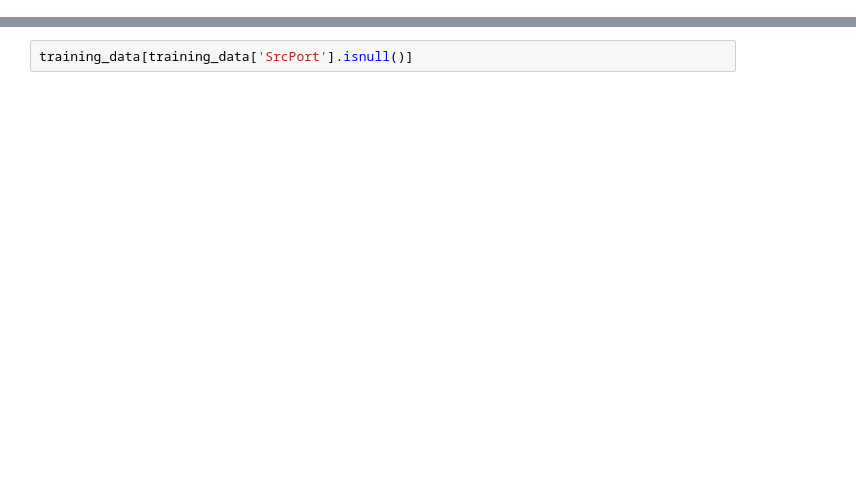
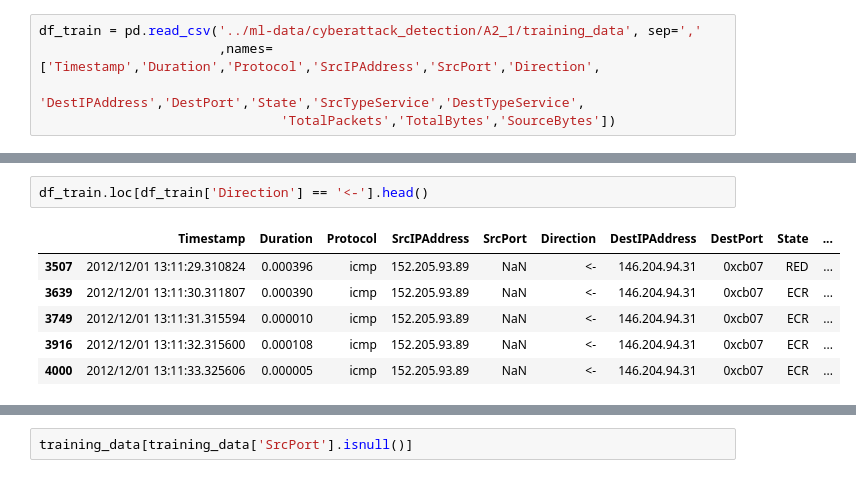
Before and after one commit to alexantoniogonzalez2/cyberattack-detection, a Jupyter notebook: preprocessing.ipynb, the cells around one changed output, grey strips where cells are left out. Saved outputs shown, nothing was run; the diff lists cells and outputs as text; blank space fills up the shorter version.

```diff
--- a/preprocessing.ipynb
+++ b/preprocessing.ipynb
@@ -60,0 +7,5 @@ df_categorical = df[['Protocol','Direction','SrcTypeService','DestTypeService']]
+# %%
+df_train = pd.read_csv('../ml-data/cyberattack_detection/A2_1/training_data', sep=','
+                       ,names=['Timestamp','Duration','Protocol','SrcIPAddress','SrcPort','Direction',
+                               'DestIPAddress','DestPort','State','SrcTypeService','DestTypeService',
+                               'TotalPackets','TotalBytes','SourceBytes'])
@@ -60,0 +81,9 @@ df_categorical = df[['Protocol','Direction','SrcTypeService','DestTypeService']]
+# %%
+df_train.loc[df_train['Direction'] == '<-'].head()
+# %% [output]
+|  | Timestamp | Duration | Protocol | SrcIPAddress | SrcPort | Direction | DestIPAddress | DestPort | State | ... |
+| 3507 | 2012/12/01 13:11:29.310824 | 0.000396 | icmp | 152.205.93.89 | NaN | <- | 146.204.94.31 | 0xcb07 | RED | ... |
+| 3639 | 2012/12/01 13:11:30.311807 | 0.000390 | icmp | 152.205.93.89 | NaN | <- | 146.204.94.31 | 0xcb07 | ECR | ... |
+| 3749 | 2012/12/01 13:11:31.315594 | 0.000010 | icmp | 152.205.93.89 | NaN | <- | 146.204.94.31 | 0xcb07 | ECR | ... |
+| 3916 | 2012/12/01 13:11:32.315600 | 0.000108 | icmp | 152.205.93.89 | NaN | <- | 146.204.94.31 | 0xcb07 | ECR | ... |
+| 4000 | 2012/12/01 13:11:33.325606 | 0.000005 | icmp | 152.205.93.89 | NaN | <- | 146.204.94.31 | 0xcb07 | ECR | ... |
```
Also changed, not shown: parts of 72 cells of this notebook, 2 other files.
